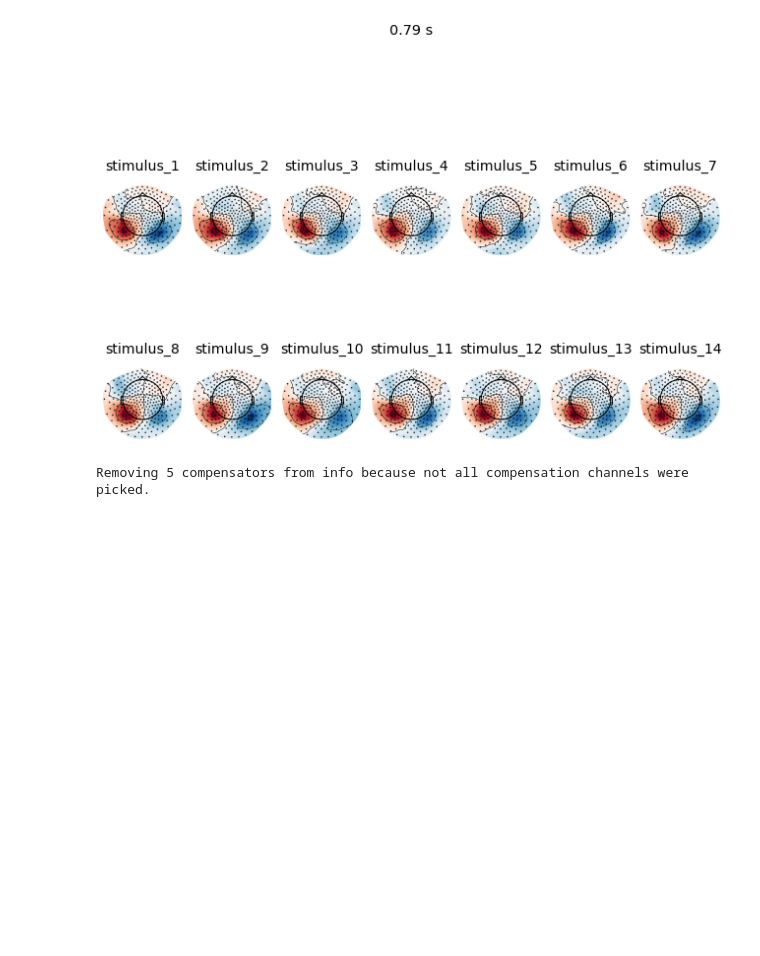
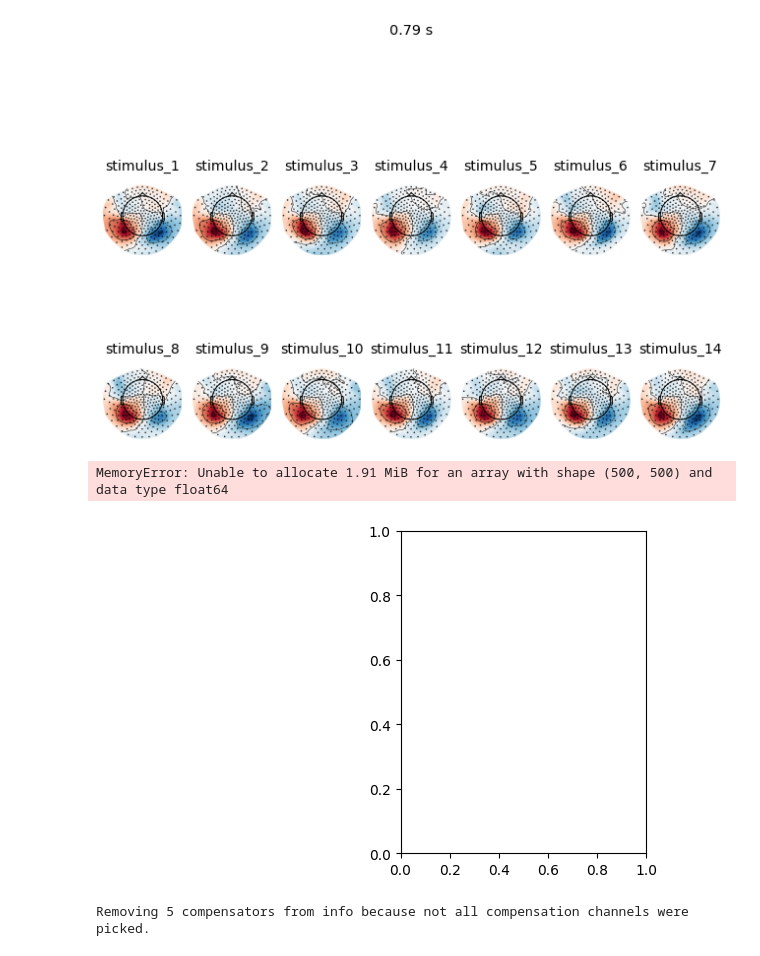
Before and after one commit to ReveRoyl/MT_ML_Decoding, a Jupyter notebook: CNN/topomap.ipynb, the cells around one changed output. Drawn from its saved outputs; the diff is of its cells as text; code cells hidden in the pictures; blank space fills up the shorter version.

```diff
--- a/CNN/topomap.ipynb
+++ b/CNN/topomap.ipynb
@@ -107,6 +108,12 @@ for t in[-0.5,0,0.36,0.79]:
 [figure]
 [figure]
 [figure]
+# %%
+evoked_1.plot_topomap(0.1, extrapolate='local', res=500, contours=4,size=2,show=False,title ='{} s'.format(0.1))
+plt.savefig('data/topomap/bar.png', dpi=1000)
+# %% [output]
+MemoryError: Unable to allocate 1.91 MiB for an array with shape (500, 500) and data type float64
+[figure, added]
 # %%
 availabe_event = [1, 2, 3, 4, 5, 32]
 for i in availabe_event:
```
Also changed, not shown: parts of 1 cell of this notebook, 4 other files.
